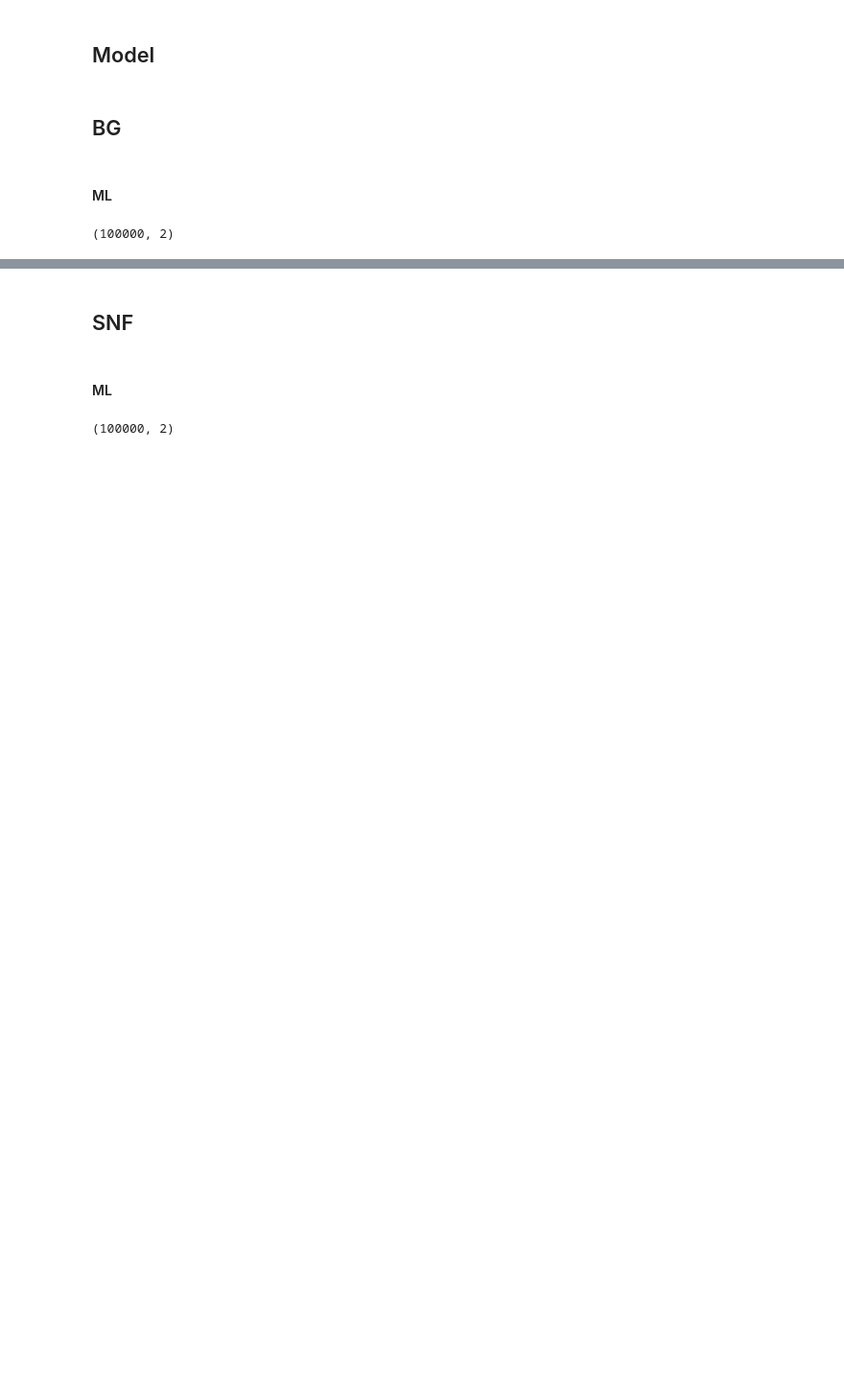
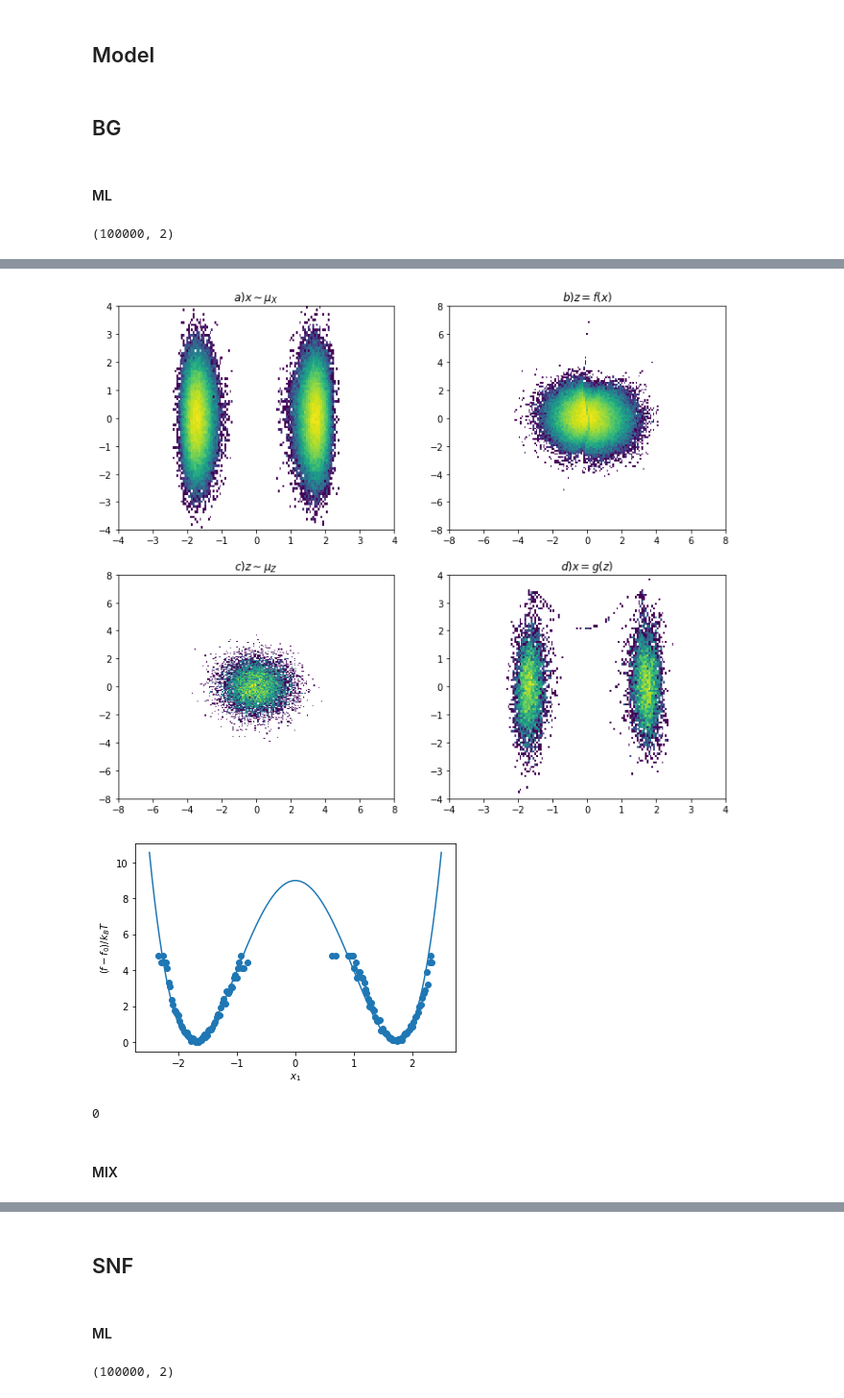
Before and after one commit to Aioi-Ming/SNF, a Jupyter notebook: Notebook/SNF_DoubleWell.ipynb, the cells around one changed output, grey strips where cells are left out. Shown at 96% size. Drawn from its saved outputs; the diff is of its cells as text; code cells hidden in the pictures; blank space fills up the shorter version.

```diff
--- a/Notebook/SNF_DoubleWell.ipynb
+++ b/Notebook/SNF_DoubleWell.ipynb
@@ -231,5 +254,5 @@ class RealNVP_stochastic(nn.Module):
 # %% [markdown]
 #### ML
 # %%
-model_BG=RealNVP_stochastic()
+model_BG=RealNVP_stochastic(stochastic=False)
 # %%
@@ -286,0 +317,51 @@ iter 300: loss = 0.117
+# %%
+# Visualize
+fig, axes = plt.subplots(2, 2, figsize = (12,10))
+
+# plot data sampled in real space
+plt.subplot(221)
+ax=plt.gca()
+ax.hist2d(x_brute[:,0],x_brute[:,1],bins=100,norm=matplotlib.colors.LogNorm())
+plt.xlim([-4,4])
+plt.ylim([-4,4])
+plt.title(r'$a) x \sim \mu_X$')
+
+# sample from x and transform to z
+zb=model_BG.backward_flow(torch.from_numpy(training_data))[0].detach().numpy()
+plt.subplot(222)
+ax=plt.gca()
+ax.hist2d(zb[:,0],zb[:,1],bins=100,norm=matplotlib.colors.LogNorm())
+plt.xlim([-8,8])
+plt.ylim([-8,8])
+plt.title(r'$b) z = f(x)$')
+
+# sampling from gaussian and transform to x
+z, x, _ = model_BG.sample(10000)
+
+#plot gaussian
+plt.subplot(223)
+ax=plt.gca()
+ax.hist2d(z[:,0],z[:,1],bins=100,norm=matplotlib.colors.LogNorm())
+#plt.scatter(z[:, 0], z[:, 1])
+plt.xlim([-8,8])
+plt.ylim([-8,8])
+plt.title(r'$c) z \sim \mu_Z$')
+
+# plot x transformed from gaussian
+plt.subplot(224)
+ax=plt.gca()
+ax.hist2d(x[:,0],x[:,1],bins=100,norm=matplotlib.colors.LogNorm())
+plt.xlim([-4,4])
+plt.ylim([-4,4])
+plt.title(r'$d) x = g(z)$')
+
+plt.show()
+
+#plot energy
+plot_energy(x[:,0]) #plot energy
+# %% [output]
+[figure, added]
+[figure, added]
+0
+# %% [markdown]
+#### MIX
```
Also changed, not shown: parts of 28 cells of this notebook, 6 other files.
